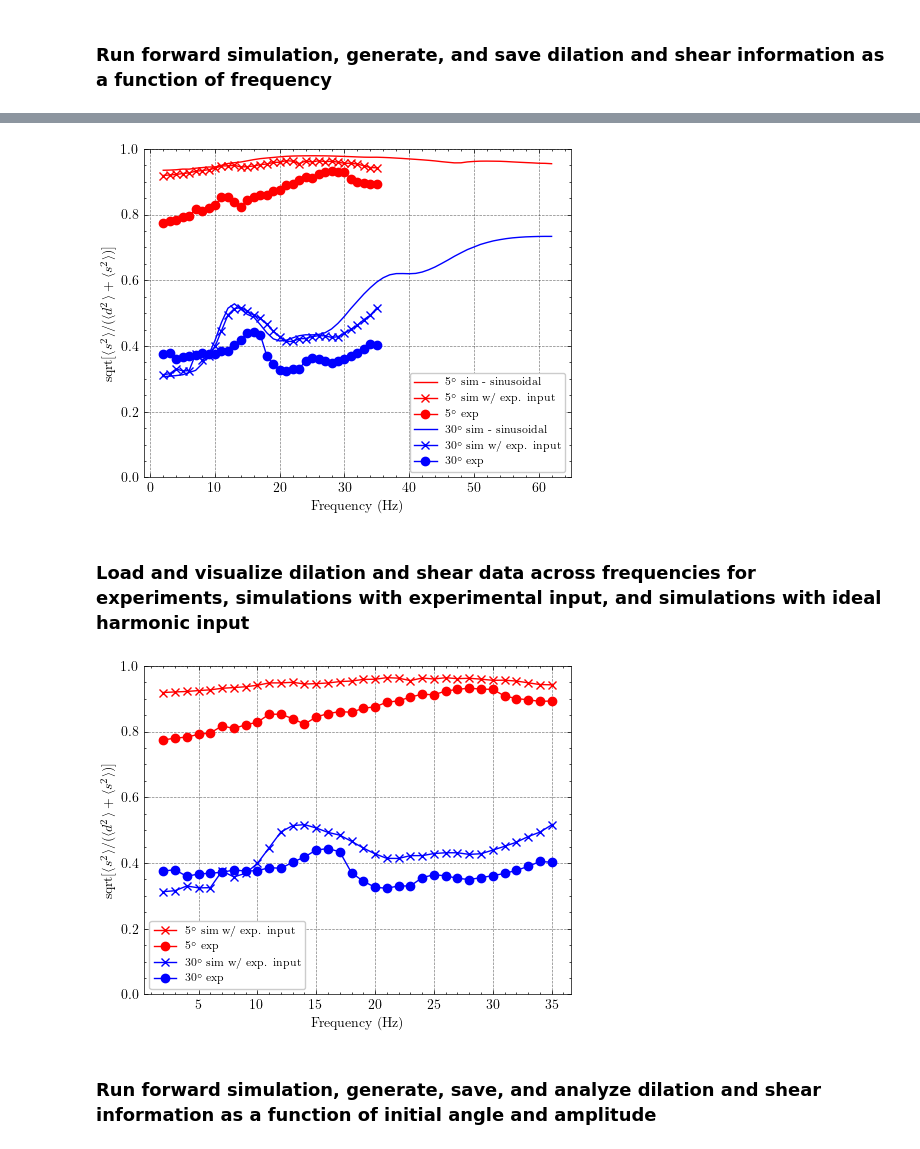
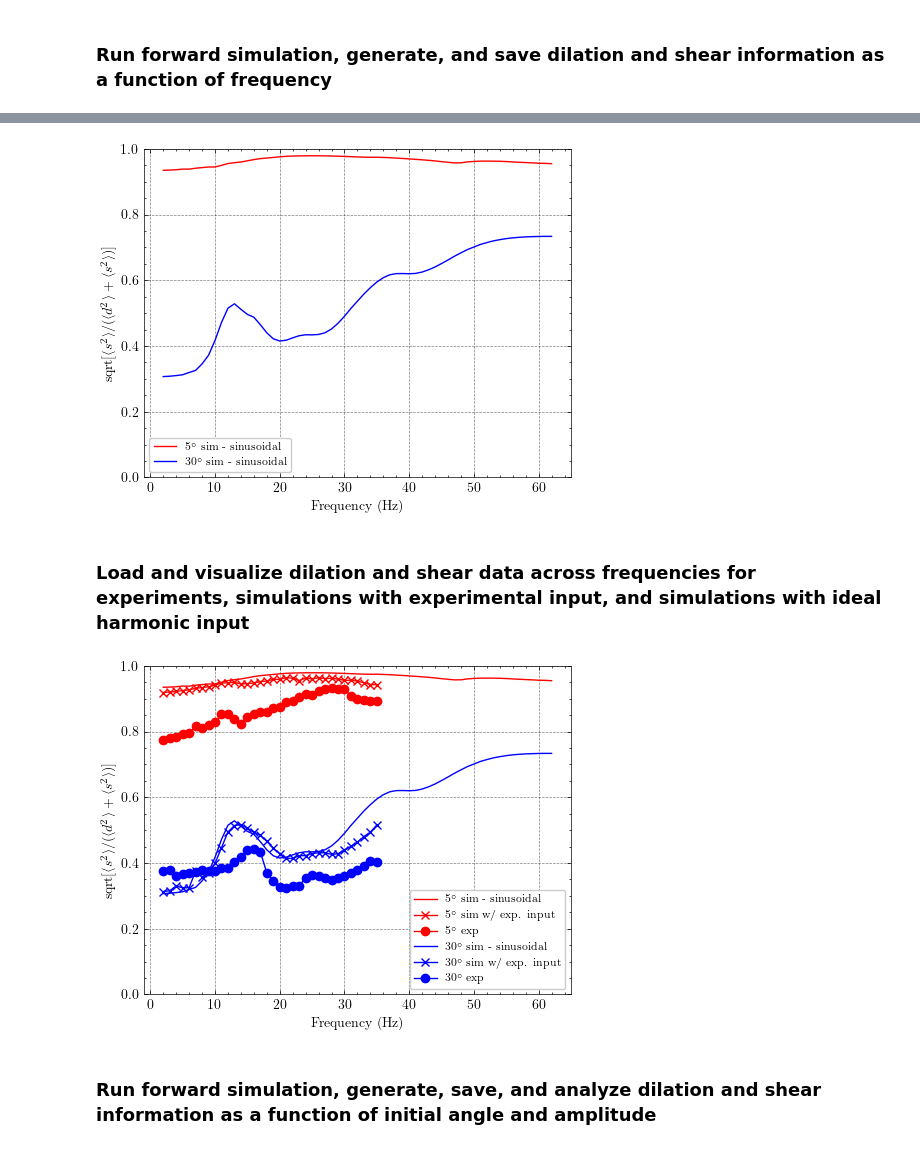
Before and after one commit to bertoldi-collab/dynamic-conformal-metamaterials, a Jupyter notebook: notebooks/nonlinear_notebooks/dynamics_of_conformal_metamaterials.ipynb, the cells around one changed output, grey strips where cells are left out. Cells and saved outputs as stored; diff of their text form; code cells hidden in the pictures.

```diff
--- a/notebooks/nonlinear_notebooks/dynamics_of_conformal_metamaterials.ipynb
+++ b/notebooks/nonlinear_notebooks/dynamics_of_conformal_metamaterials.ipynb
@@ -512,12 +512,19 @@ def get_fft(t, signal):
     freqs = freq_bins[1:num_wave+1]
 
     return freqs, valfft # output in Hz
+
+def load_exp_data(video_path, initial_angle):
+
+        fields = (np.load(f"{video_path[:-len(video_path.split('/')[-1])]}/{initial_angle}_deg_fields.npz"))['arr_0']
+        block_centroids = (np.load(f"{video_path[:-len(video_path.split('/')[-1])]}/{initial_angle}_deg_block_centroids.npz"))['arr_0']
+        timepoints = (np.load(f"{video_path[:-len(video_path.split('/')[-1])]}/timepoints.npz"))['arr_0']
+
+        return timepoints, fields, block_centroids
 # %%
 # Load harmonic excitation to set up simulation
-video_path_2Hz = f'../../data/dilational_metamaterials/harmonic_excitation/finer_sweep/initial_angle_30.0_degrees/F44/F44.mp4'
-video_2Hz_folder_path = video_path_2Hz[:-len(video_path_2Hz.split('/')[-1])]
-exp_2Hz_solution_data = load_data(f"{video_2Hz_folder_path}/solution_data_smooth.pkl")
-exp_2Hz_solution = exp_2Hz_solution_data.fields
+video_path_2Hz = f'../../data/nonlinear_data/exp/2Hz/2Hz_30_deg.mp4'
+_, fields_30, block_centroids_30 = load_exp_data(video_path_2Hz, 30)
+exp_2Hz_solution = fields_30
 loaded_exp_2Hz_driving_signal = jnp.sqrt((exp_2Hz_solution[:, 0, 360, 0])**2 + (exp_2Hz_solution[:, 0, 360, 1])**2)*jnp.sign((exp_2Hz_solution[:, 0, 360, 0]))
 # %%
 # NOTE: Units are mm, N, s → mass in Mg
@@ -2461,25 +2628,28 @@ FileNotFoundError: [Errno 2] No such file or directory: '../../data/nonlinear_da
 # %%
+dds_ratio_freqs5_sinusoidal_loaded = np.load(f'../../data/nonlinear_data/internal_damping/k_stretch_20.59_k_shear_0.83_k_rot_1.68/harmonic_input_freq_dependence/dilation_shear_across_frequencies_5deg.npz')['arr_0']
+dds_ratio_freqs30_sinusoidal_loaded = np.load(f'../../data/nonlinear_data/internal_damping/k_stretch_20.59_k_shear_0.83_k_rot_1.68/harmonic_input_freq_dependence/dilation_shear_across_frequencies_30deg.npz')['arr_0']
+
 plt.figure(figsize=(5,4))
-plt.plot(jnp.arange(2, 63), dds_ratio_freqs5_sinusoidal, color='r', alpha=1., label='$5^{\circ}$ sim - sinusoidal')
-plt.plot(jnp.arange(2, 63), dds_ratio_freqs30_sinusoidal, color='b', alpha=1., label='$30^{\circ}$ sim - sinusoidal')
+plt.plot(jnp.arange(2, 63), dds_ratio_freqs5_sinusoidal_loaded, color='r', alpha=1., label='$5^{\circ}$ sim - sinusoidal')
+plt.plot(jnp.arange(2, 63), dds_ratio_freqs30_sinusoidal_loaded, color='b', alpha=1., label='$30^{\circ}$ sim - sinusoidal')
 plt.ylabel('sqrt[$ \langle s^2 \\rangle /( \langle d^2 \\rangle + \langle s^2 \\rangle)$]')
 plt.xlabel('Frequency (Hz)')
 plt.legend(fontsize=8)
 plt.ylim([0, 1])
 plt.tight_layout()
 # %% [output]
-[figure, old version]
+[figure, new version]
 # %% [markdown]
 ### Load and visualize dilation and shear data across frequencies for experiments, simulations with experimental input, and simulations with ideal harmonic input
 # %%
-dds_ratio_freqs5_loaded = np.load(f'../../data/nonlinear_data/internal_damping/k_stretch_20.59_k_shear_0.83_k_rot_1.68/exp_harmonic_input/dilation_shear_across_frequencies_5deg.pkl', allow_pickle=True)
-dds_ratio_freqs30_loaded = np.load(f'../../data/nonlinear_data/internal_damping/k_stretch_20.59_k_shear_0.83_k_rot_1.68/exp_harmonic_input/dilation_shear_across_frequencies_30deg.pkl', allow_pickle=True)
+dds_ratio_freqs5_loaded = np.load(f'../../data/nonlinear_data/internal_damping/k_stretch_20.59_k_shear_0.83_k_rot_1.68/exp_harmonic_input/dilation_shear_across_frequencies_5deg.npz')['arr_0']
+dds_ratio_freqs30_loaded = np.load(f'../../data/nonlinear_data/internal_damping/k_stretch_20.59_k_shear_0.83_k_rot_1.68/exp_harmonic_input/dilation_shear_across_frequencies_30deg.npz')['arr_0']
 
-dds_ratio_freqs5_sinusoidal_loaded = np.load(f'../../data/nonlinear_data/internal_damping/k_stretch_20.59_k_shear_0.83_k_rot_1.68/harmonic_input_freq_dependence/dilation_shear_across_frequencies_5deg.pkl', allow_pickle=True)
-dds_ratio_freqs30_sinusoidal_loaded = np.load(f'../../data/nonlinear_data/internal_damping/k_stretch_20.59_k_shear_0.83_k_rot_1.68/harmonic_input_freq_dependence/dilation_shear_across_frequencies_30deg.pkl', allow_pickle=True)
+dds_ratio_freqs5_sinusoidal_loaded = np.load(f'../../data/nonlinear_data/internal_damping/k_stretch_20.59_k_shear_0.83_k_rot_1.68/harmonic_input_freq_dependence/dilation_shear_across_frequencies_5deg.npz')['arr_0']
+dds_ratio_freqs30_sinusoidal_loaded = np.load(f'../../data/nonlinear_data/internal_damping/k_stretch_20.59_k_shear_0.83_k_rot_1.68/harmonic_input_freq_dependence/dilation_shear_across_frequencies_30deg.npz')['arr_0']
 
-dds_ratio_freqs5_exp_loaded = np.load(f'../../data/nonlinear_data/exp/dilation_shear_across_frequencies_5deg.pkl', allow_pickle=True)
-dds_ratio_freqs30_exp_loaded = np.load(f'../../data/nonlinear_data/exp/dilation_shear_across_frequencies_30deg.pkl', allow_pickle=True)
+dds_ratio_freqs5_exp_loaded = np.load(f'../../data/nonlinear_data/exp/dilation_shear_across_frequencies_5deg.npz')['arr_0']
+dds_ratio_freqs30_exp_loaded = np.load(f'../../data/nonlinear_data/exp/dilation_shear_across_frequencies_30deg.npz')['arr_0']
 
 
 frequencies = jnp.arange(2, 36)
@@ -2490,14 +2660,13 @@ plt.plot(frequencies, dds_ratio_freqs5_exp_loaded, color='r', marker='o', label=
 plt.plot(jnp.arange(2, 63), dds_ratio_freqs30_sinusoidal_loaded, color='b', alpha=1., label='$30^{\circ}$ sim - sinusoidal')
 plt.plot(frequencies, dds_ratio_freqs30_loaded, color='b', marker='x', label='$30^{\circ}$ sim w/ exp. input')
 plt.plot(frequencies, dds_ratio_freqs30_exp_loaded, color='b', marker='o', label='$30^{\circ}$ exp')
-# plt.ylabel('$ \langle d^2 \\rangle /( \langle d^2 \\rangle + \langle s^2 \\rangle)$')
 plt.ylabel('sqrt[$ \langle s^2 \\rangle /( \langle d^2 \\rangle + \langle s^2 \\rangle)$]')
 plt.xlabel('Frequency (Hz)')
 plt.legend(fontsize=8)
 plt.ylim([0, 1])
 plt.tight_layout()
 # %% [output]
-[figure, old version]
+[figure, new version]
 # %% [markdown]
 ### Run forward simulation, generate, save, and analyze dilation and shear information as a function of initial angle and amplitude
 # %%
```
Also changed, not shown: parts of 32 cells of this notebook, 4 other files.
